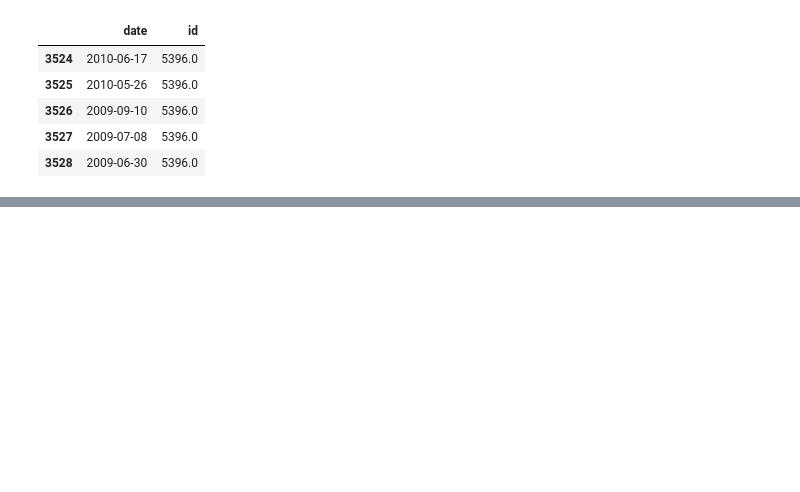
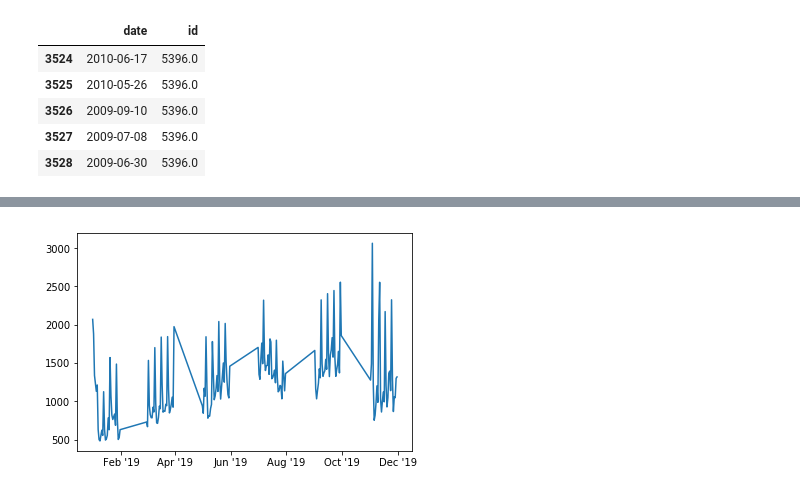
Before and after one commit to Abonia1/IA-School, a Jupyter notebook: Data Science/PROJET AIRBNB ABONIA SOJASINGARAYAR.ipynb, the cells around one changed output, grey strips where cells are left out. Saved outputs shown, nothing was run; the diff lists cells and outputs as text; code cells hidden in the pictures; blank space fills up the shorter version.

```diff
--- a/Data Science/PROJET AIRBNB ABONIA SOJASINGARAYAR.ipynb
+++ b/Data Science/PROJET AIRBNB ABONIA SOJASINGARAYAR.ipynb
@@ -307,0 +364,3 @@ AttributeError: module 'seaborn' has no attribute 'plt'
+# %%
+merged=pd.merge(listing, review[['listing_id','date']], left_on='id', right_on='listing_id', how='left').drop('listing_id', axis=1)
+merged.head()
@@ -307,0 +413,2 @@ AttributeError: module 'seaborn' has no attribute 'plt'
+# %%
+merged['price'] = merged['price'].replace({'\$':''}, regex = True)
@@ -307,0 +436,15 @@ AttributeError: module 'seaborn' has no attribute 'plt'
+# %%
+start_date = '2019-01'
+end_date = '2019-12'
+mask = (merged['date'] > start_date) & (merged['date'] <= end_date)
+
+
+df = merged.loc[mask]
+df["TimeReviewed"] = pd.to_datetime(df["date"])
+
+df=df[df['TimeReviewed'].dt.month.isin([1, 3,5, 7,9,11])]
+#df[price] = df[price].apply(lambda x: float(x.split()[0].replace(',', '')))
+df['price'] =df['price'].astype(float)
+#df['price'] =  df[pd.to_numeric(df.price, errors='coerce').isnull()]
+type_df1 =df[['price','TimeReviewed']].groupby('TimeReviewed')['price'].mean()
+type_df1
@@ -307,0 +455,14 @@ AttributeError: module 'seaborn' has no attribute 'plt'
+# %%
+from matplotlib.dates import MonthLocator, DateFormatter
+plt.plot(type_df1.index,type_df1['price'])
+
+ax = plt.gca()
+
+mnt = MonthLocator(bymonthday=1, interval=2)
+mnt_fmt = DateFormatter("%b '%y")
+ax.xaxis.set_major_locator(mnt)
+ax.xaxis.set_major_formatter(mnt_fmt)
+
+plt.show()
+# %% [output]
+[figure, added]
```
Also changed, not shown: parts of 26 cells of this notebook, 1 other file.
